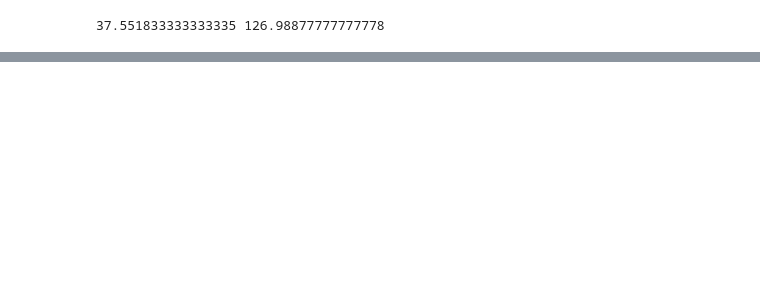
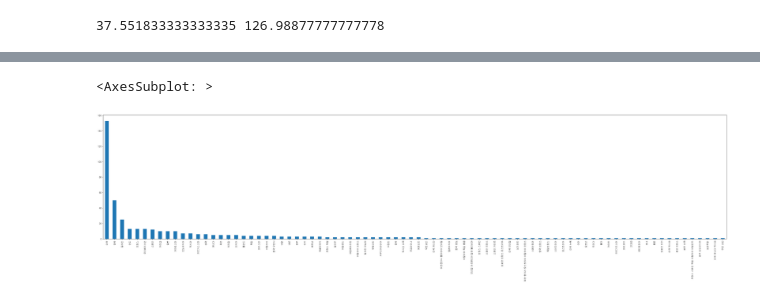
Before and after one commit to rainsky3840/Bootcamp_project, a Jupyter notebook: 김지수/COVID.ipynb, the cells around one changed output, grey strips where cells are left out. Cells and saved outputs as stored; diff of their text form; code cells hidden in the pictures; blank space fills up the shorter version.

```diff
--- a/김지수/COVID.ipynb
+++ b/김지수/COVID.ipynb
@@ -37,5 +34,7 @@ print(center_lat, center_lon)
 # %% [output]
 37.551833333333335 126.98877777777778
 # %%
-df = pd.DataFrame(data, columns=['연번','확진일','지역','노출여부'])
+# df = pd.DataFrame(data, columns=['연번','확진일','지역','노출여부'])
+df = pd.DataFrame(data)
+df = df.replace({'지역':'종랑구'}, '중랑구')
 df
@@ -41,0 +60,6 @@ df
+# %%
+trip = df['여행력'].dropna()
+trip.value_counts().plot(kind='bar', figsize=(50,10))
+# %% [output]
+<AxesSubplot: >
+[figure, added]
```
Also changed, not shown: parts of 28 cells of this notebook.
